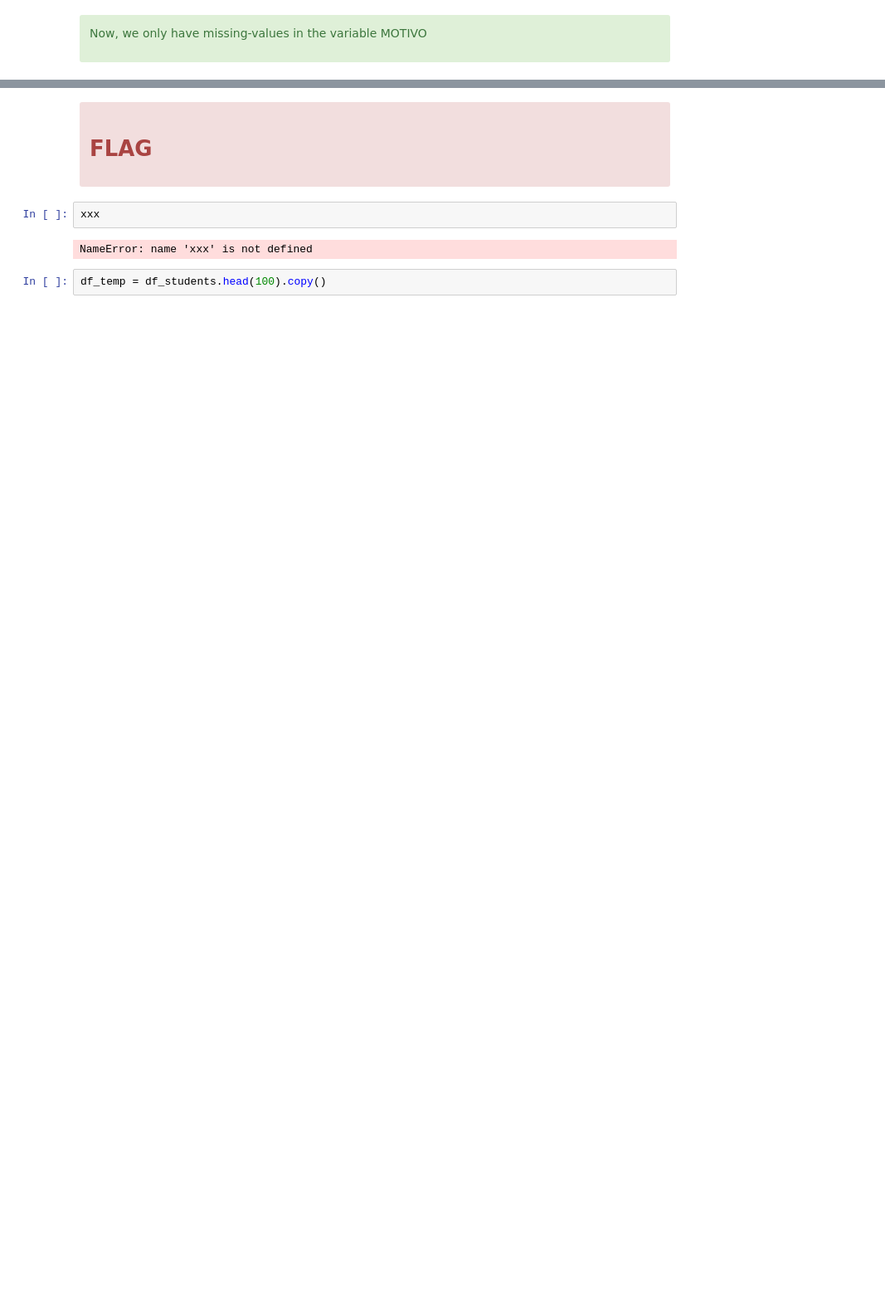
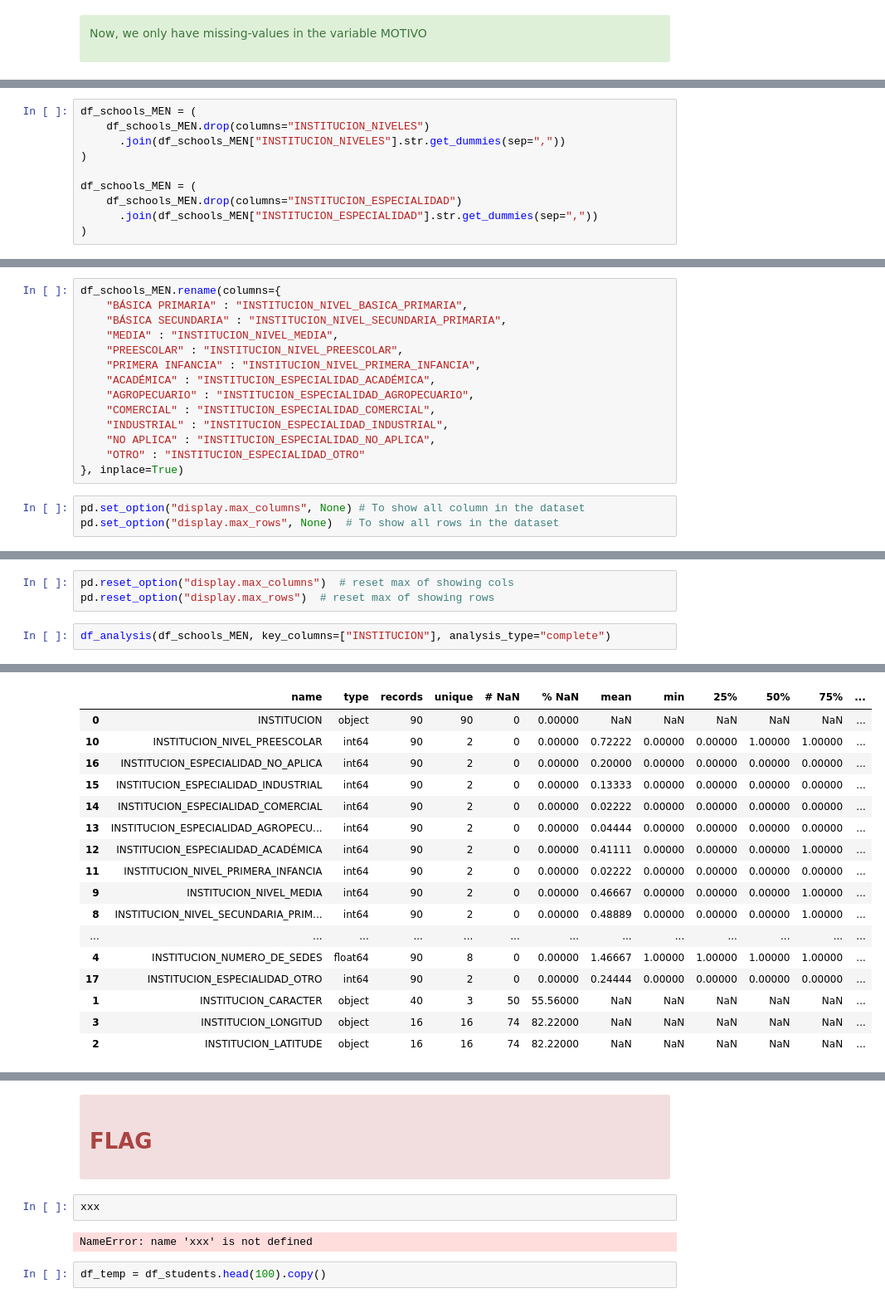
Before and after one commit to samirhinojosa/school-dropout-in-sogamoso, a Jupyter notebook: notebooks/school_dropout_eda_final.ipynb, the cells around one changed output, grey strips where cells are left out. Shown: that part at 83% size. Saved outputs shown, nothing was run; the diff lists cells and outputs as text; blank space fills up the shorter version.

```diff
--- a/notebooks/school_dropout_eda_final.ipynb
+++ b/notebooks/school_dropout_eda_final.ipynb
@@ -872,0 +1059,10 @@ Detailed analysis
+# %%
+df_schools_MEN = (
+    df_schools_MEN.drop(columns="INSTITUCION_NIVELES")
+      .join(df_schools_MEN["INSTITUCION_NIVELES"].str.get_dummies(sep=","))
+)
+
+df_schools_MEN = (
+    df_schools_MEN.drop(columns="INSTITUCION_ESPECIALIDAD")
+      .join(df_schools_MEN["INSTITUCION_ESPECIALIDAD"].str.get_dummies(sep=","))
+)
@@ -872,0 +1079,17 @@ Detailed analysis
+# %%
+df_schools_MEN.rename(columns={
+    "BÁSICA PRIMARIA" : "INSTITUCION_NIVEL_BASICA_PRIMARIA",
+    "BÁSICA SECUNDARIA" : "INSTITUCION_NIVEL_SECUNDARIA_PRIMARIA",
+    "MEDIA" : "INSTITUCION_NIVEL_MEDIA",
+    "PREESCOLAR" : "INSTITUCION_NIVEL_PREESCOLAR",
+    "PRIMERA INFANCIA" : "INSTITUCION_NIVEL_PRIMERA_INFANCIA",
+    "ACADÉMICA" : "INSTITUCION_ESPECIALIDAD_ACADÉMICA",
+    "AGROPECUARIO" : "INSTITUCION_ESPECIALIDAD_AGROPECUARIO",
+    "COMERCIAL" : "INSTITUCION_ESPECIALIDAD_COMERCIAL",
+    "INDUSTRIAL" : "INSTITUCION_ESPECIALIDAD_INDUSTRIAL",
+    "NO APLICA" : "INSTITUCION_ESPECIALIDAD_NO_APLICA",
+    "OTRO" : "INSTITUCION_ESPECIALIDAD_OTRO"
+}, inplace=True)
+# %%
+pd.set_option("display.max_columns", None) # To show all column in the dataset
+pd.set_option("display.max_rows", None)  # To show all rows in the dataset
@@ -872,0 +1214,6 @@ Detailed analysis
+# %%
+pd.reset_option("display.max_columns")  # reset max of showing cols
+pd.reset_option("display.max_rows")  # reset max of showing rows
+# %%
+df_analysis(df_schools_MEN, key_columns=["INSTITUCION"], analysis_type="complete")
+# %% [output]
@@ -872,0 +1238,17 @@ Detailed analysis
+|  | name | type | records | unique | # NaN | % NaN | mean | min | 25% | 50% | 75% | ... |
+| 0 | INSTITUCION | object | 90 | 90 | 0 | 0.00000 | NaN | NaN | NaN | NaN | NaN | ... |
+| 10 | INSTITUCION_NIVEL_PREESCOLAR | int64 | 90 | 2 | 0 | 0.00000 | 0.72222 | 0.00000 | 0.00000 | 1.00000 | 1.00000 | ... |
+| 16 | INSTITUCION_ESPECIALIDAD_NO_APLICA | int64 | 90 | 2 | 0 | 0.00000 | 0.20000 | 0.00000 | 0.00000 | 0.00000 | 0.00000 | ... |
+| 15 | INSTITUCION_ESPECIALIDAD_INDUSTRIAL | int64 | 90 | 2 | 0 | 0.00000 | 0.13333 | 0.00000 | 0.00000 | 0.00000 | 0.00000 | ... |
+| 14 | INSTITUCION_ESPECIALIDAD_COMERCIAL | int64 | 90 | 2 | 0 | 0.00000 | 0.02222 | 0.00000 | 0.00000 | 0.00000 | 0.00000 | ... |
+| 13 | INSTITUCION_ESPECIALIDAD_AGROPECU... | int64 | 90 | 2 | 0 | 0.00000 | 0.04444 | 0.00000 | 0.00000 | 0.00000 | 0.00000 | ... |
+| 12 | INSTITUCION_ESPECIALIDAD_ACADÉMICA | int64 | 90 | 2 | 0 | 0.00000 | 0.41111 | 0.00000 | 0.00000 | 0.00000 | 1.00000 | ... |
+| 11 | INSTITUCION_NIVEL_PRIMERA_INFANCIA | int64 | 90 | 2 | 0 | 0.00000 | 0.02222 | 0.00000 | 0.00000 | 0.00000 | 0.00000 | ... |
+| 9 | INSTITUCION_NIVEL_MEDIA | int64 | 90 | 2 | 0 | 0.00000 | 0.46667 | 0.00000 | 0.00000 | 0.00000 | 1.00000 | ... |
+| 8 | INSTITUCION_NIVEL_SECUNDARIA_PRIM... | int64 | 90 | 2 | 0 | 0.00000 | 0.48889 | 0.00000 | 0.00000 | 0.00000 | 1.00000 | ... |
+| ... | ... | ... | ... | ... | ... | ... | ... | ... | ... | ... | ... | ... |
+| 4 | INSTITUCION_NUMERO_DE_SEDES | float64 | 90 | 8 | 0 | 0.00000 | 1.46667 | 1.00000 | 1.00000 | 1.00000 | 1.00000 | ... |
+| 17 | INSTITUCION_ESPECIALIDAD_OTRO | int64 | 90 | 2 | 0 | 0.00000 | 0.24444 | 0.00000 | 0.00000 | 0.00000 | 0.00000 | ... |
+| 1 | INSTITUCION_CARACTER | object | 40 | 3 | 50 | 55.56000 | NaN | NaN | NaN | NaN | NaN | ... |
+| 3 | INSTITUCION_LONGITUD | object | 16 | 16 | 74 | 82.22000 | NaN | NaN | NaN | NaN | NaN | ... |
+| 2 | INSTITUCION_LATITUDE | object | 16 | 16 | 74 | 82.22000 | NaN | NaN | NaN | NaN | NaN | ... |
```
Also changed, not shown: parts of 50 cells of this notebook, 1 other file.
